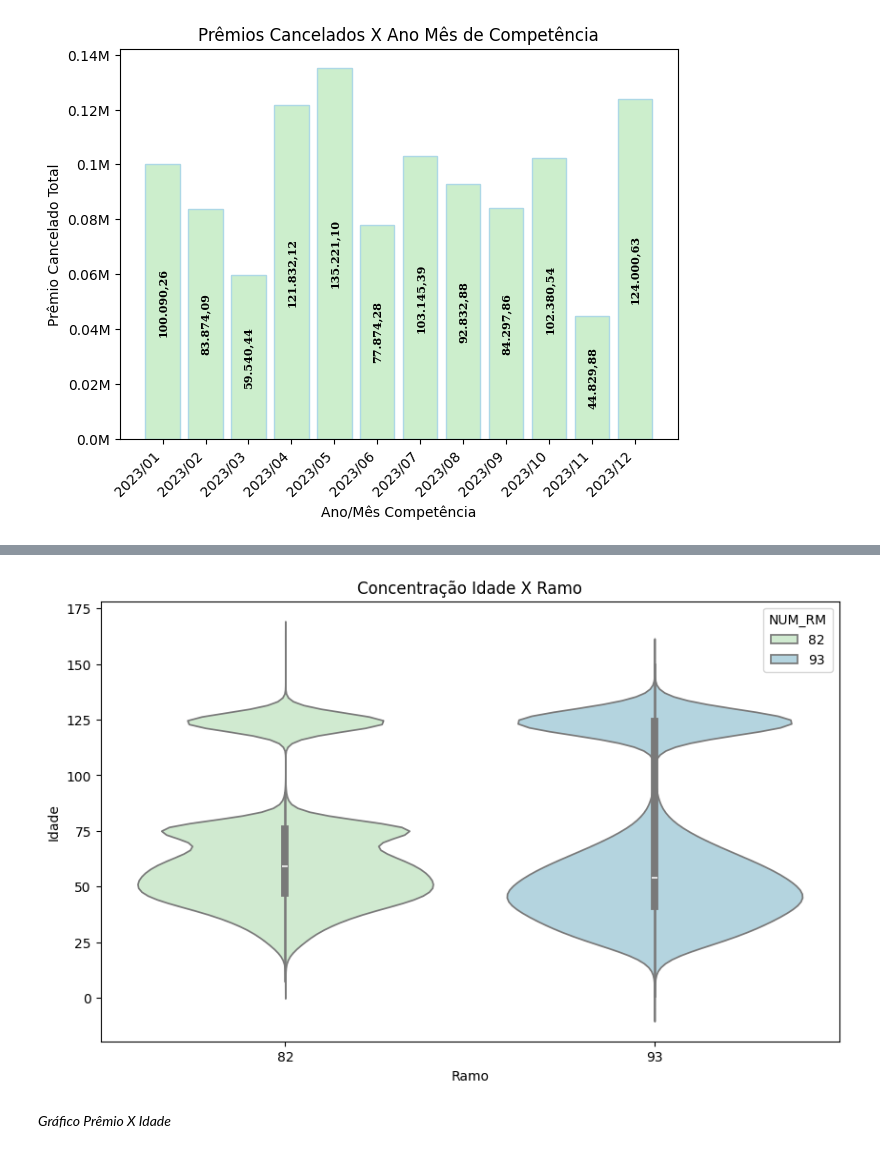
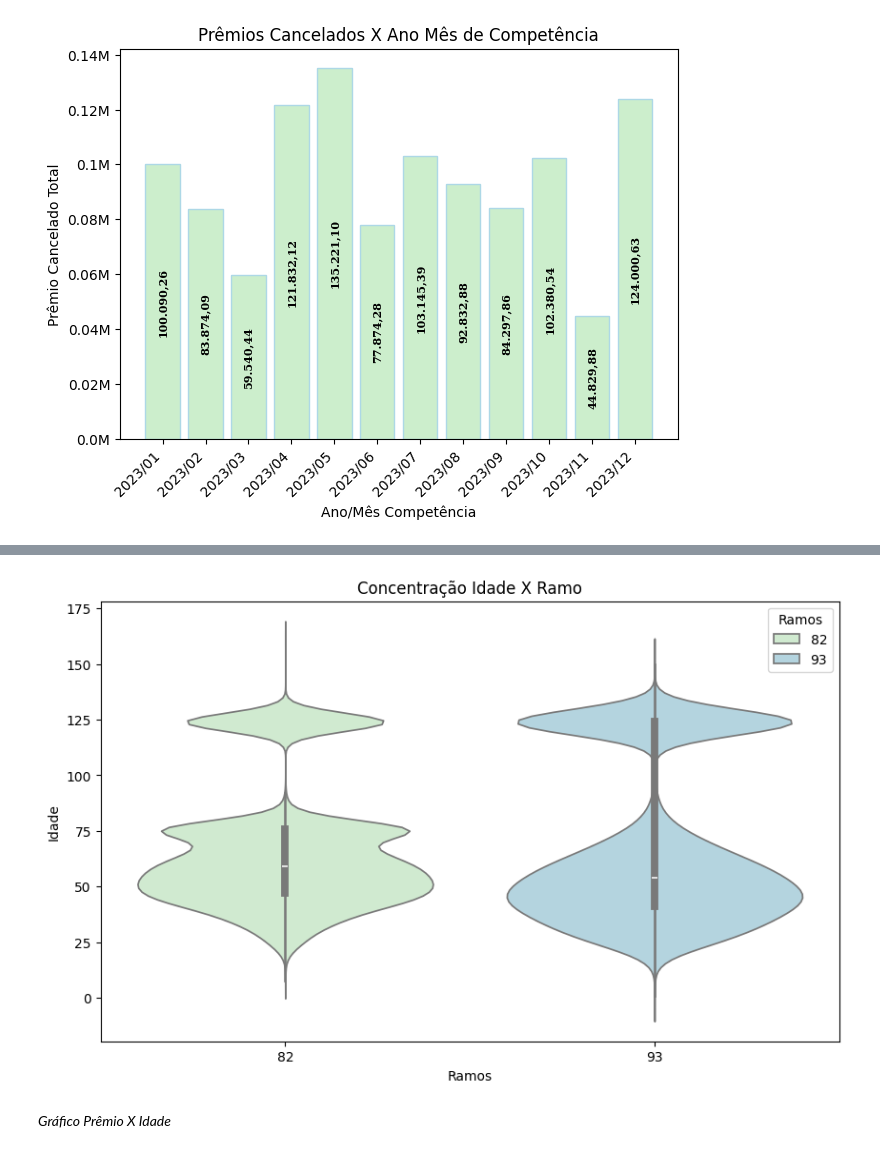
Before and after one commit to phfgomes1969/PUC-RJ-MVP, a Jupyter notebook: MVP_01.ipynb, the cells around one changed output, grey strips where cells are left out. Drawn from its saved outputs; the diff is of its cells as text; code cells hidden in the pictures.

```diff
--- a/MVP_01.ipynb
+++ b/MVP_01.ipynb
@@ -599,15 +599,17 @@ plt.show()
 # %%
 cores_escolhidas = [cor_base1, cor_base2]
 
 # Cria o violinplot com o parâmetro 'order'
 plt.figure(figsize=(10, 6))
 sns.violinplot(data=df_pp_ft, x='NUM_RM', y='IDADE', hue='NUM_RM', palette=cores_escolhidas)
 plt.title('Concentração Idade X Ramo')
-plt.xlabel('Ramo')
+plt.xlabel('Ramos')
 plt.ylabel('Idade')
+
+plt.legend(title='Ramos')
 plt.show()
 # %% [output]
-[figure, old version]
+[figure, new version]
 # %% [markdown]
 *Gráfico Prêmio X Idade*
 # %%
```
Also changed, not shown: parts of 6 cells of this notebook.
